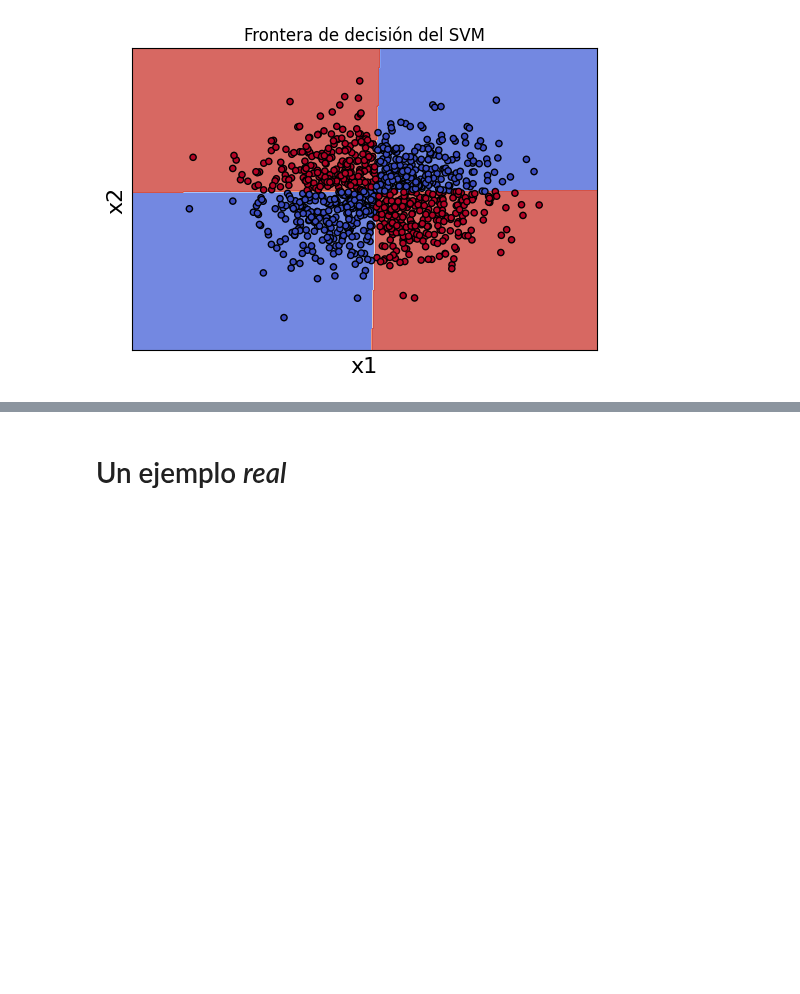
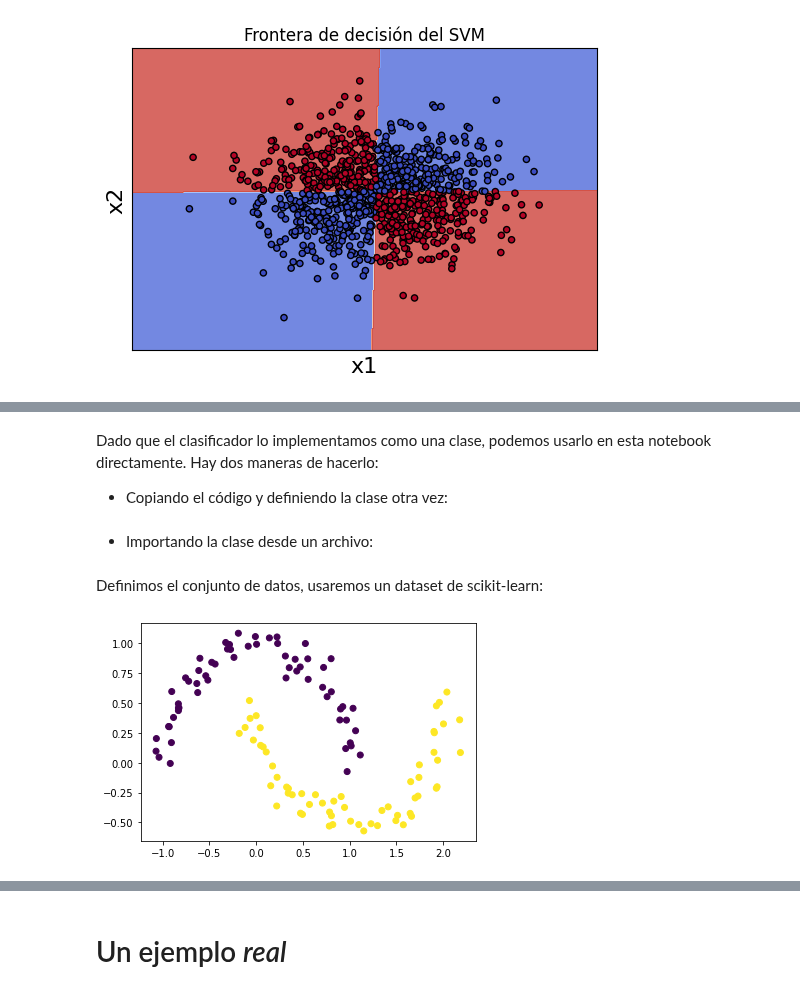
Before and after one commit to DCDPUAEM/DCDP, a Jupyter notebook: 04 Clasificación y Agrupamiento/notebooks/02-SVM.ipynb, the cells around one changed output, grey strips where cells are left out. Saved outputs shown, nothing was run; the diff lists cells and outputs as text; code cells hidden in the pictures; blank space fills up the shorter version.

```diff
--- a/04 Clasificación y Agrupamiento/notebooks/02-SVM.ipynb
+++ b/04 Clasificación y Agrupamiento/notebooks/02-SVM.ipynb
@@ -170,0 +172,4 @@ plt.show()
+# %% [markdown]
+Dado que el clasificador lo implementamos como una clase, podemos usarlo en esta notebook directamente. Hay dos maneras de hacerlo:
+
+* Copiando el código y definiendo la clase otra vez:
@@ -170,0 +206,2 @@ plt.show()
+# %% [markdown]
+* Importando la clase desde un archivo:
@@ -170,0 +210,13 @@ plt.show()
+# %% [markdown]
+Definimos el conjunto de datos, usaremos un dataset de scikit-learn:
+# %%
+from sklearn.datasets import make_moons
+
+x_train, y_train = make_moons(n_samples = 120, random_state=89,noise=0.1)
+
+#--- Lo graficamos para verlo ---
+plt.figure()
+plt.scatter(x_train[:,0], x_train[:,1], c=y_train)
+plt.show()
+# %% [output]
+[figure, added]
```
Also changed, not shown: parts of 25 cells of this notebook.
